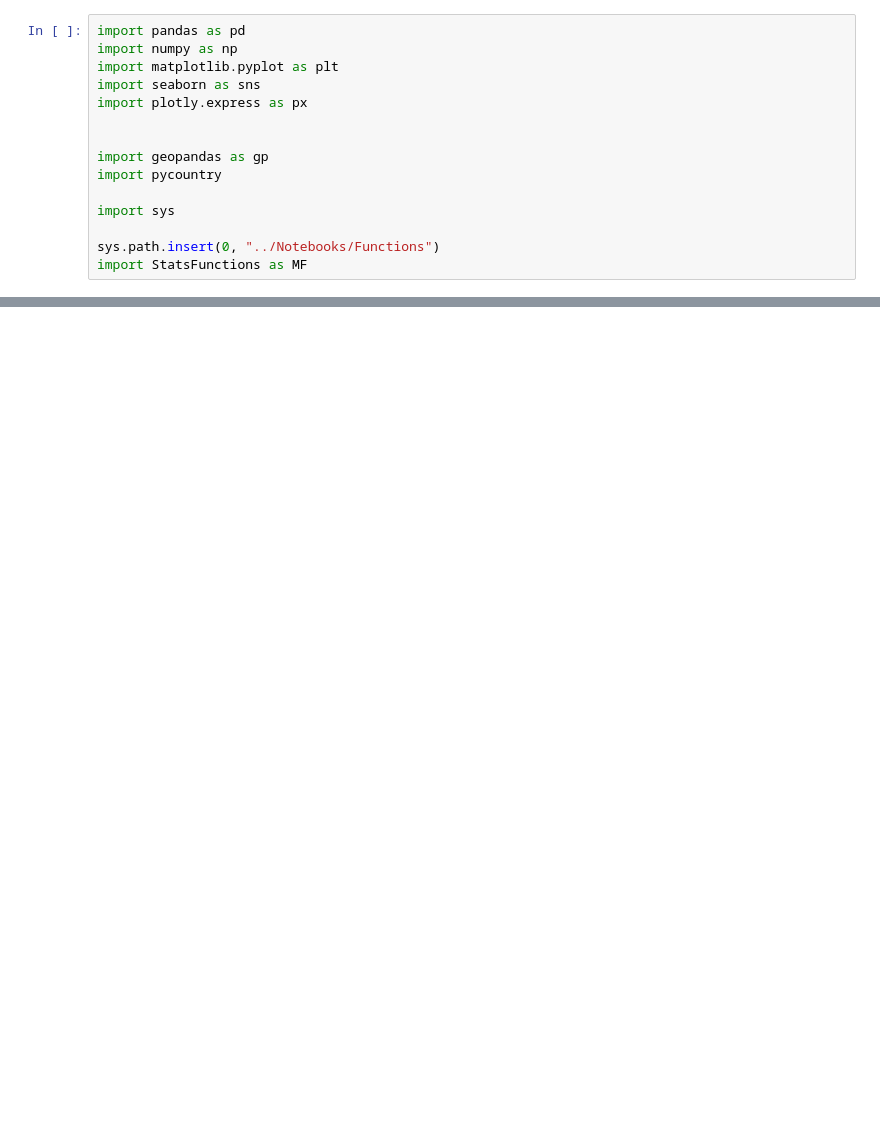
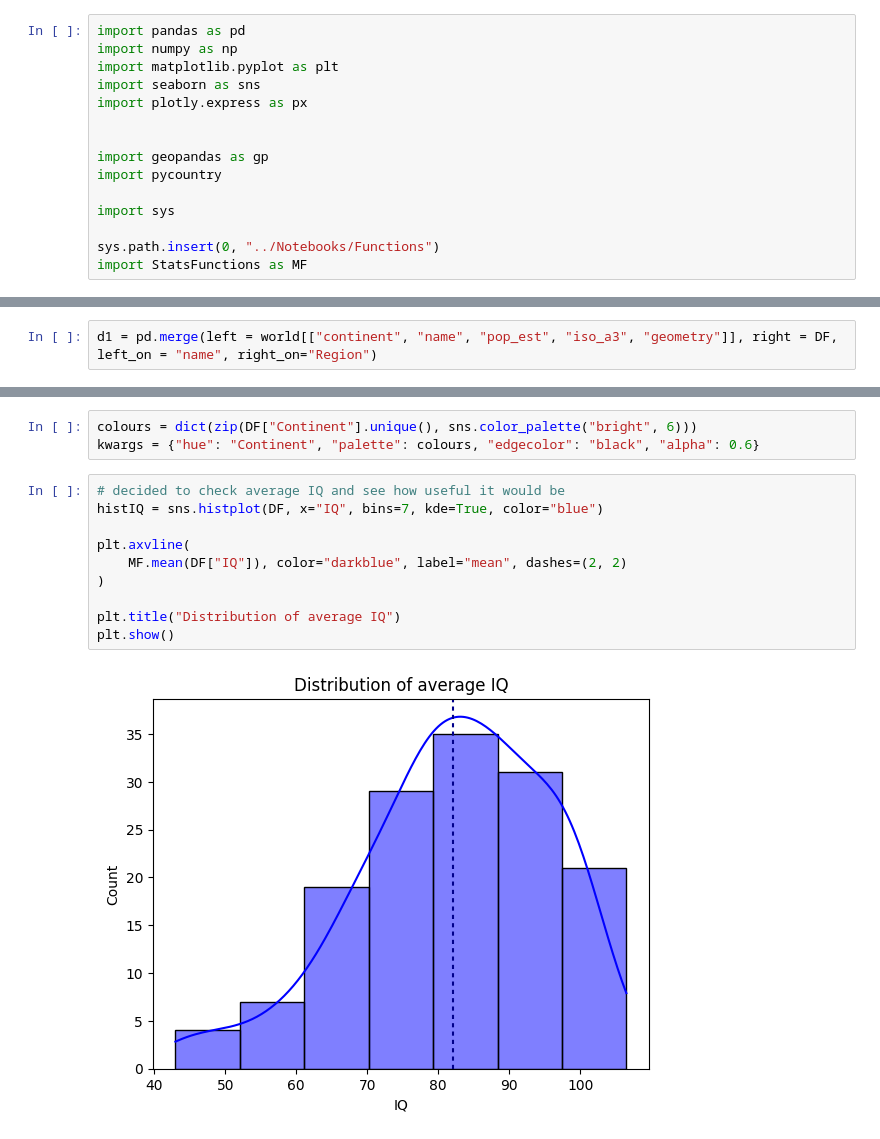
Before and after one commit to Mamin-gamer/ProfessionalSoftwareModule, a Jupyter notebook: FinalProject/Notebooks/getData.ipynb, the cells around one changed output, grey strips where cells are left out. Saved outputs shown, nothing was run; the diff lists cells and outputs as text; blank space fills up the shorter version.

```diff
--- a/FinalProject/Notebooks/getData.ipynb
+++ b/FinalProject/Notebooks/getData.ipynb
@@ -37,0 +102,2 @@ DF.rename(
+# %%
+d1 = pd.merge(left = world[["continent", "name", "pop_est", "iso_a3", "geometry"]], right = DF, left_on = "name", right_on="Region")
@@ -37,0 +151,15 @@ DF.rename(
+# %%
+colours = dict(zip(DF["Continent"].unique(), sns.color_palette("bright", 6)))
+kwargs = {"hue": "Continent", "palette": colours, "edgecolor": "black", "alpha": 0.6}
+# %%
+# decided to check average IQ and see how useful it would be
+histIQ = sns.histplot(DF, x="IQ", bins=7, kde=True, color="blue")
+
+plt.axvline(
+    MF.mean(DF["IQ"]), color="darkblue", label="mean", dashes=(2, 2)
+)
+
+plt.title("Distribution of average IQ")
+plt.show()
+# %% [output]
+[figure, added]
```
Also changed, not shown: parts of 32 cells of this notebook, 1 other file.
